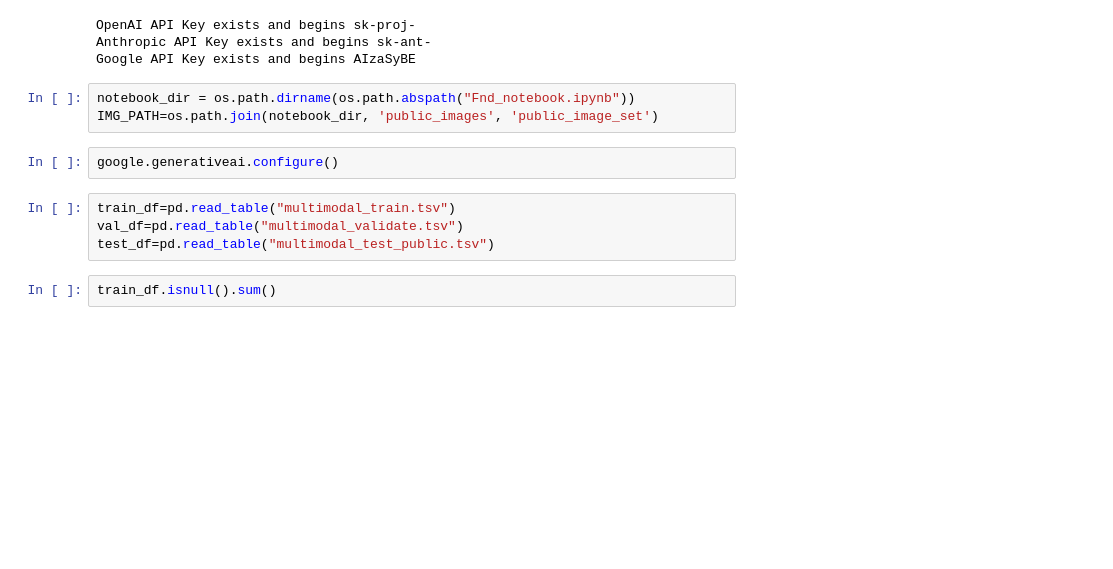
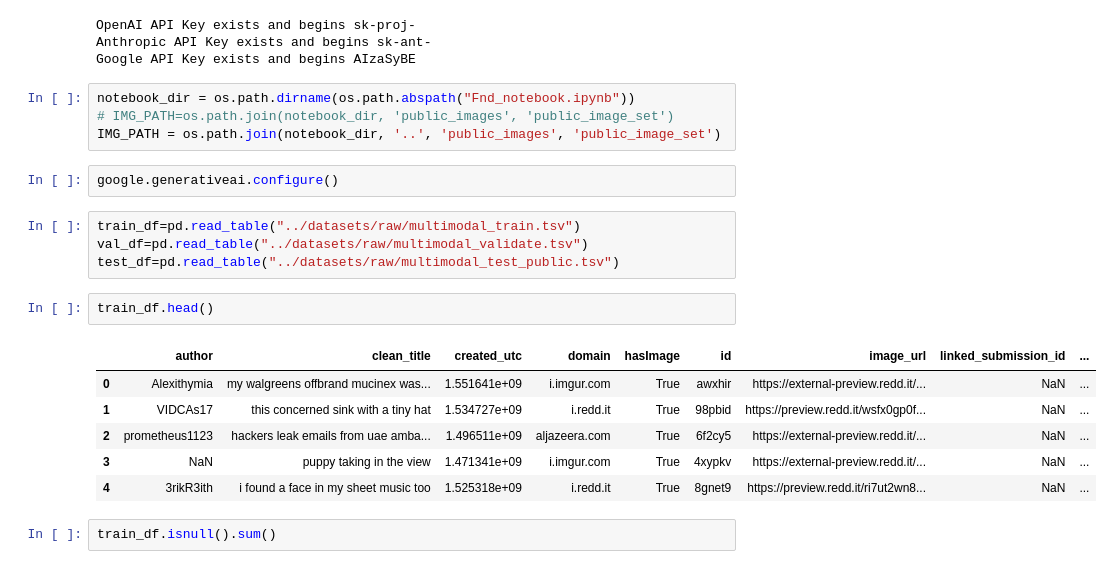
Before and after one commit to maheenunzeelah/EMGFND, a Jupyter notebook: notebooks/Fnd_notebook.ipynb, the cells around one changed output. Saved outputs shown, nothing was run; the diff lists cells and outputs as text; blank space fills up the shorter version.

```diff
--- a/notebooks/Fnd_notebook.ipynb
+++ b/notebooks/Fnd_notebook.ipynb
@@ -79,13 +105,23 @@ Anthropic API Key exists and begins sk-ant-
 Google API Key exists and begins AIzaSyBE
 # %%
 notebook_dir = os.path.dirname(os.path.abspath("Fnd_notebook.ipynb"))
-IMG_PATH=os.path.join(notebook_dir, 'public_images', 'public_image_set')
+# IMG_PATH=os.path.join(notebook_dir, 'public_images', 'public_image_set')
+IMG_PATH = os.path.join(notebook_dir, '..', 'public_images', 'public_image_set')
 # %%
 google.generativeai.configure()
 # %%
-train_df=pd.read_table("multimodal_train.tsv")
-val_df=pd.read_table("multimodal_validate.tsv")
-test_df=pd.read_table("multimodal_test_public.tsv")
+train_df=pd.read_table("../datasets/raw/multimodal_train.tsv")
+val_df=pd.read_table("../datasets/raw/multimodal_validate.tsv")
+test_df=pd.read_table("../datasets/raw/multimodal_test_public.tsv")
+# %%
+train_df.head()
+# %% [output]
+|  | author | clean_title | created_utc | domain | hasImage | id | image_url | linked_submission_id | ... |
+| 0 | Alexithymia | my walgreens offbrand mucinex was... | 1.551641e+09 | i.imgur.com | True | awxhir | https://external-preview.redd.it/... | NaN | ... |
+| 1 | VIDCAs17 | this concerned sink with a tiny hat | 1.534727e+09 | i.redd.it | True | 98pbid | https://preview.redd.it/wsfx0gp0f... | NaN | ... |
+| 2 | prometheus1123 | hackers leak emails from uae amba... | 1.496511e+09 | aljazeera.com | True | 6f2cy5 | https://external-preview.redd.it/... | NaN | ... |
+| 3 | NaN | puppy taking in the view | 1.471341e+09 | i.imgur.com | True | 4xypkv | https://external-preview.redd.it/... | NaN | ... |
+| 4 | 3rikR3ith | i found a face in my sheet music too | 1.525318e+09 | i.redd.it | True | 8gnet9 | https://preview.redd.it/ri7ut2wn8... | NaN | ... |
 # %%
 train_df.isnull().sum()
 # %% [output]
```
Also changed, not shown: parts of 36 cells of this notebook, 7 other files.
